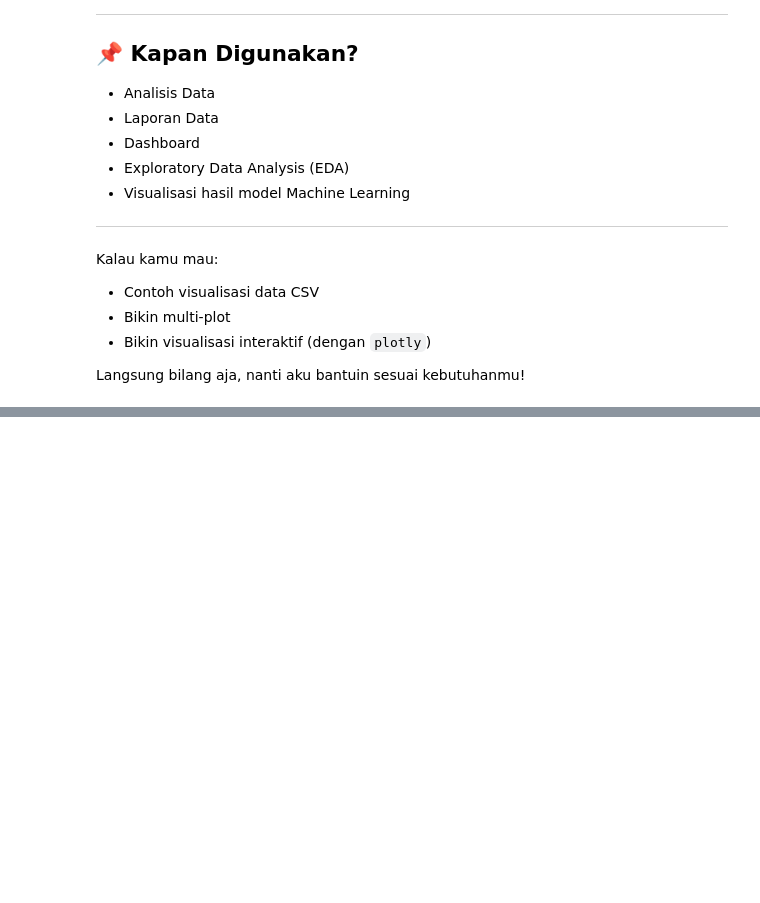
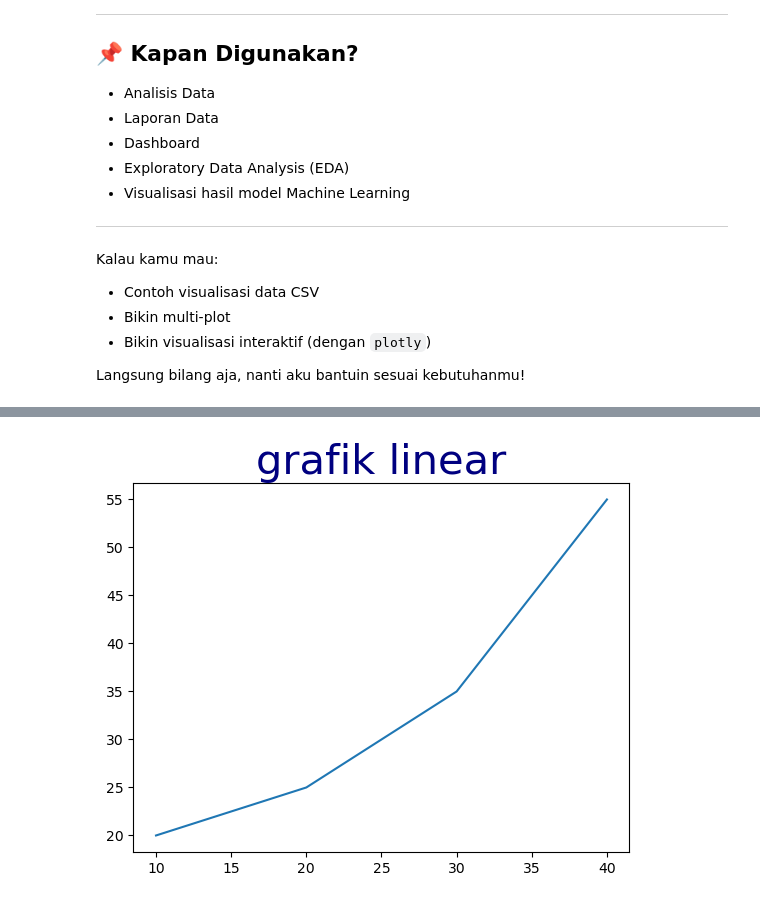
Before and after one commit to TurmaeUrsorum/belajar-piton, a Jupyter notebook: 11. Data Visualization Matplotlib/matplotlib.ipynb, the cells around one changed output, grey strips where cells are left out. Cells and saved outputs as stored; diff of their text form; code cells hidden in the pictures; blank space fills up the shorter version.

```diff
--- a/11. Data Visualization Matplotlib/matplotlib.ipynb
+++ b/11. Data Visualization Matplotlib/matplotlib.ipynb
@@ -86,0 +118,16 @@ Langsung bilang aja, nanti aku bantuin sesuai kebutuhanmu!
+# %%
+import matplotlib.pyplot as plt
+
+# initializing the data
+x = [10, 20, 30, 40]
+y = [20, 25, 35, 55]
+
+# plotting the data
+plt.plot(x, y)
+
+# nambahin title, fontsize dan warna font nya
+plt.title("grafik linear", fontsize=30, color="navy")
+
+plt.show()
+# %% [output]
+[figure, added]
```
Also changed, not shown: parts of 10 cells of this notebook.
